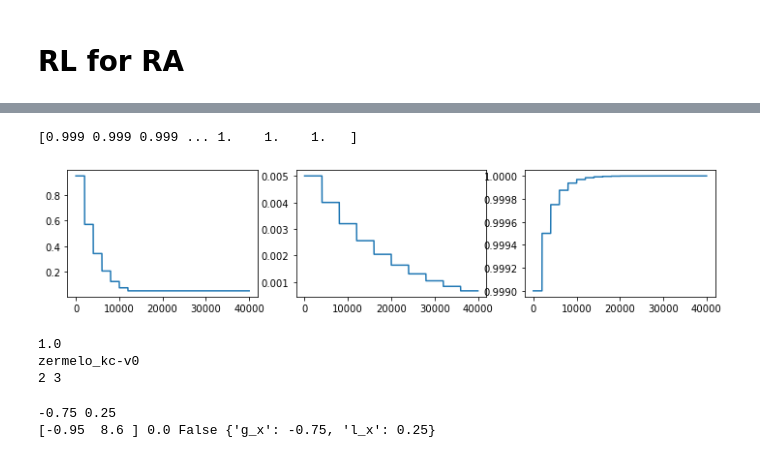
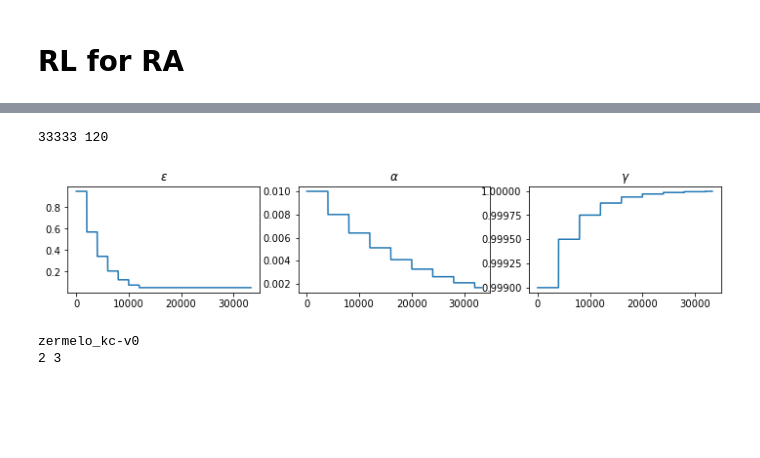
Before and after one commit to HJReachability/safety_rl, a Jupyter notebook: exp_zermelo_RA.ipynb, the cells around one changed output, grey strips where cells are left out. Saved outputs shown, nothing was run; the diff lists cells and outputs as text; code cells hidden in the pictures; blank space fills up the shorter version.

```diff
--- a/exp_zermelo_RA.ipynb
+++ b/exp_zermelo_RA.ipynb
@@ -49,34 +17,63 @@ DOUBLE True
 # %%
-fig, ax = plt.subplots(1, 3, figsize=(12,2.4))
+#== CONFIGURATION ==
+toEnd = True
+env_name = "zermelo_kc-v0"
+device = torch.device("cuda" if torch.cuda.is_available() else "cpu")
+maxAccess = 20e5
+maxSteps = 120
+if toEnd:
+    maxEpisodes = int(maxAccess / maxSteps * 2)
+else:
+    maxEpisodes = 60000
+update_period = int(maxEpisodes / 10)
+
+CONFIG = dqnConfig(DEVICE=device, ENV_NAME=env_name,
+                   MAX_EPISODES=maxEpisodes, MAX_EP_STEPS=maxSteps,
+                   BATCH_SIZE=100, MEMORY_CAPACITY=10000,
+                   GAMMA=.999, GAMMA_PERIOD=4000,
+                   EPS_PERIOD=2000, EPS_DECAY=0.6,
+                   LR_C=1e-2, LR_C_PERIOD=4000, LR_C_DECAY=0.8)
+'''
+for key, value in CONFIG.__dict__.items():
+    if key[:1] != '_': print(key, value)
+'''
+#== REPORT ==
+print(CONFIG.MAX_EPISODES, CONFIG.MAX_EP_STEPS)
+fig, ax = plt.subplots(1, 3, figsize=(12,2))
 
 eps = np.zeros(CONFIG.MAX_EPISODES)
 lr = np.zeros(CONFIG.MAX_EPISODES)
 gamma = np.zeros(CONFIG.MAX_EPISODES)
 eps_tmp = CONFIG.EPSILON
 lr_tmp = CONFIG.LR_C
 gamma_tmp = CONFIG.GAMMA
 for i in range(CONFIG.MAX_EPISODES):
     if i != 0 and i % CONFIG.EPS_PERIOD == 0:
         eps_tmp = max(eps_tmp*CONFIG.EPS_DECAY, 0.05)
     if i != 0 and i % CONFIG.LR_C_PERIOD == 0:
         lr_tmp *= CONFIG.LR_C_DECAY
     if i != 0 and i % CONFIG.GAMMA_PERIOD == 0:
-        gamma_tmp = min(1-(1-gamma_tmp)*CONFIG.GAMMA_DECAY, 1)
+        gamma_tmp = min(1-(1-gamma_tmp)*CONFIG.GAMMA_DECAY, 0.999999)
     eps[i] = eps_tmp
     lr[i] = lr_tmp
     gamma[i] = gamma_tmp
 ax[0].plot(np.arange(CONFIG.MAX_EPISODES), eps)
 ax[1].plot(np.arange(CONFIG.MAX_EPISODES), lr)
 ax[2].plot(np.arange(CONFIG.MAX_EPISODES), gamma)
-print(gamma)
+ax[0].set_title(r'$\epsilon$')
+ax[1].set_title(r'$\alpha$')
+ax[2].set_title(r'$\gamma$')
+plt.show()
 # %% [output]
-[0.999 0.999 0.999 ... 1.    1.    1.   ]
+33333 120
-[figure, old version]
+[figure, new version]
 # %%
 # == Environment ==
-env = gym.make(env_name, device=device, mode='RA')
+if toEnd:
+    env = gym.make(env_name, device=device, mode='RA', doneType='toEnd')
+else:
+    env = gym.make(env_name, device=device, mode='RA')
 env.set_costParam(scaling=1.)
-print(env.scaling)
 
 # == Discretization ==
 grid_cells = (41, 121)
@@ -91,17 +88,7 @@ print(s_dim, action_num)
 
 action_list = np.arange(action_num)
 # %% [output]
-1.0
 zermelo_kc-v0
 2 3
-# %%
-s = np.array([-1, 8.5])
-env.state = s
-print(env.safety_margin(s), env.target_margin(s))
-s, c,d,i = env.step(action=2)
-print(s, c,d,i)
-# %% [output]
--0.75 0.25
-[-0.95  8.6 ] 0.0 False {'g_x': -0.75, 'l_x': 0.25}
 # %%
 #== AGENT ==
```
Also changed, not shown: parts of 7 cells of this notebook, 2 other files.
